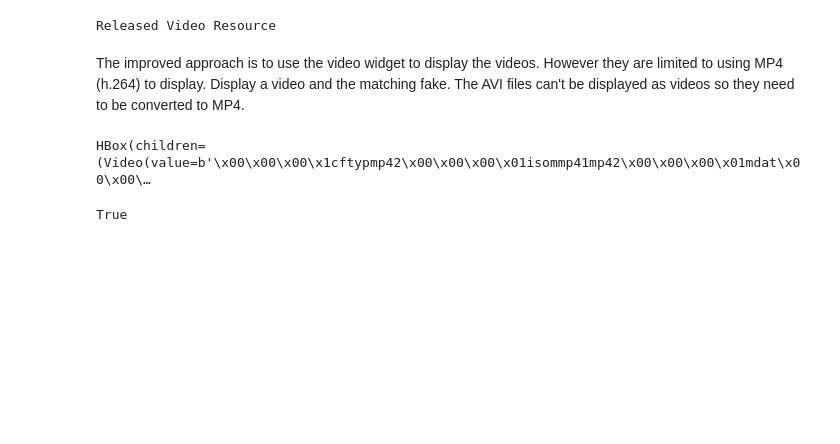
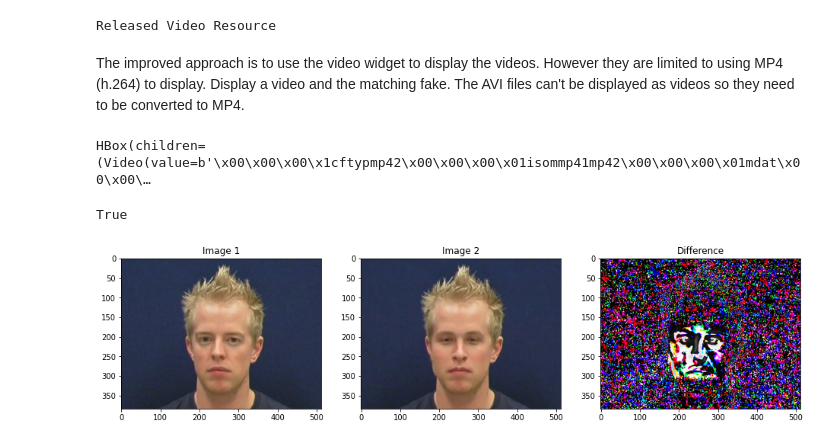
Before and after one commit to arglucas/Manning-Detecting-Deepfakes-with-OpenCV-and-SVM, a Jupyter notebook: 1-DetectFacesInVideos/Process Videos.ipynb, the cells around one changed output. Drawn from its saved outputs; the diff is of its cells as text; code cells hidden in the pictures; blank space fills up the shorter version.

Commit message:
Added image differencing based on provided code.

```diff
--- a/1-DetectFacesInVideos/Process Videos.ipynb
+++ b/1-DetectFacesInVideos/Process Videos.ipynb
@@ -248,3 +248,41 @@ os.mkdir(out_path2)
 save_frames(fake_videos[0], out_path2)
 # %% [output]
 True
+# %%
+# define a function that will read and display given images and their difference
+def diff_images(img1, img2):
+    i1 = cv2.imread(img1)
+    i2 = cv2.imread(img2)
+
+    # note that images in OpenCV are in BGR format,
+    # and to plot with matplotlib, we convert them to RGB
+    i1 = cv2.cvtColor(i1, cv2.COLOR_BGR2RGB)
+    i2 = cv2.cvtColor(i2, cv2.COLOR_BGR2RGB)
+
+    # find the difference between the images
+    image_diff = None
+    if i1.shape == i2.shape:
+        image_diff = i1 - i2
+
+    # show the images side by side
+    plt.figure(figsize=(16, 4))
+    plt.subplot(1, 3, 1)
+    plt.imshow(i1)
+    plt.title('Image 1')
+    plt.subplot(1, 3, 2)
+    plt.title('Image 2')
+    plt.imshow(i2)
+    if image_diff is not None:
+        plt.subplot(1, 3, 3)
+        plt.title('Difference')
+        plt.imshow(image_diff)
+    plt.show()
+    return i1, i2, image_diff
+# %%
+# take one frame from real video and the same one from fake
+real_frame = out_path + 'frame-00000001.jpg'
+fake_frame = out_path2 + 'frame-00000001.jpg'
+
+real_image, fake_image, image_diff = diff_images(real_frame, fake_frame)
+# %% [output]
+[figure, added]
```
Also changed, not shown: parts of 1 cell of this notebook.
